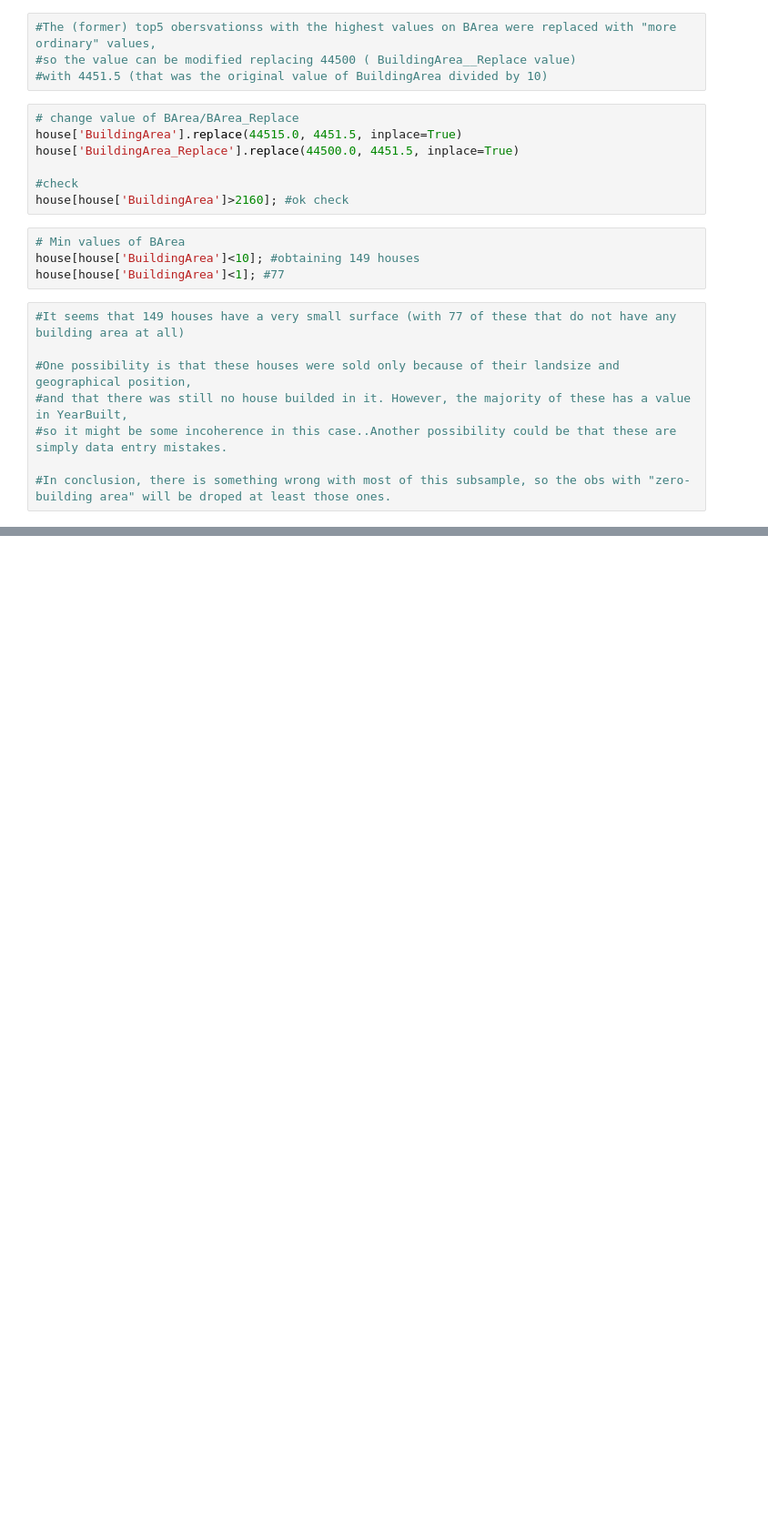
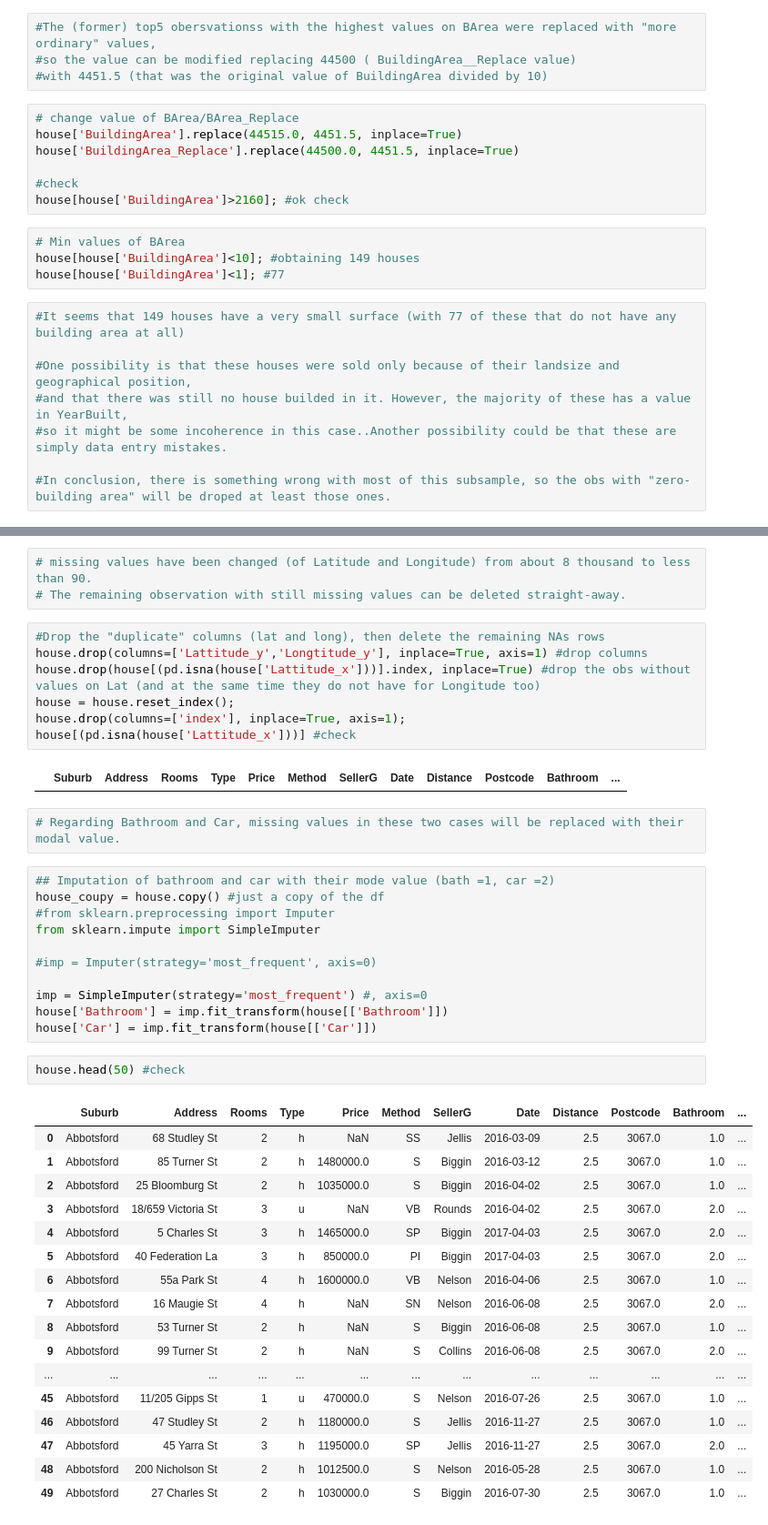
Before and after one commit to NicolaLarosa/housing_price, a Jupyter notebook: housing_price.ipynb, the cells around one changed output, grey strips where cells are left out. Shown at 91% size. Saved outputs shown, nothing was run; the diff lists cells and outputs as text; blank space fills up the shorter version.

```diff
--- a/housing_price.ipynb
+++ b/housing_price.ipynb
@@ -909,0 +1260,45 @@ house[house['BuildingArea']<1]; #77
+# %%
+# missing values have been changed (of Latitude and Longitude) from about 8 thousand to less than 90.
+# The remaining observation with still missing values can be deleted straight-away.
+# %%
+#Drop the "duplicate" columns (lat and long), then delete the remaining NAs rows
+house.drop(columns=['Lattitude_y','Longtitude_y'], inplace=True, axis=1) #drop columns
+house.drop(house[(pd.isna(house['Lattitude_x']))].index, inplace=True) #drop the obs without values on Lat (and at the same time they do not have for Longitude too)
+house = house.reset_index();
+house.drop(columns=['index'], inplace=True, axis=1);
+house[(pd.isna(house['Lattitude_x']))] #check
+# %% [output]
+|  | Suburb | Address | Rooms | Type | Price | Method | SellerG | Date | Distance | Postcode | Bathroom | ... |
+# %%
+# Regarding Bathroom and Car, missing values in these two cases will be replaced with their modal value.
+# %%
+## Imputation of bathroom and car with their mode value (bath =1, car =2)
+house_coupy = house.copy() #just a copy of the df
+#from sklearn.preprocessing import Imputer
+from sklearn.impute import SimpleImputer
+
+#imp = Imputer(strategy='most_frequent', axis=0)
+
+imp = SimpleImputer(strategy='most_frequent') #, axis=0
+house['Bathroom'] = imp.fit_transform(house[['Bathroom']])
+house['Car'] = imp.fit_transform(house[['Car']])
+# %%
+house.head(50) #check
+# %% [output]
+|  | Suburb | Address | Rooms | Type | Price | Method | SellerG | Date | Distance | Postcode | Bathroom | ... |
+| 0 | Abbotsford | 68 Studley St | 2 | h | NaN | SS | Jellis | 2016-03-09 | 2.5 | 3067.0 | 1.0 | ... |
+| 1 | Abbotsford | 85 Turner St | 2 | h | 1480000.0 | S | Biggin | 2016-03-12 | 2.5 | 3067.0 | 1.0 | ... |
+| 2 | Abbotsford | 25 Bloomburg St | 2 | h | 1035000.0 | S | Biggin | 2016-04-02 | 2.5 | 3067.0 | 1.0 | ... |
+| 3 | Abbotsford | 18/659 Victoria St | 3 | u | NaN | VB | Rounds | 2016-04-02 | 2.5 | 3067.0 | 2.0 | ... |
+| 4 | Abbotsford | 5 Charles St | 3 | h | 1465000.0 | SP | Biggin | 2017-04-03 | 2.5 | 3067.0 | 2.0 | ... |
+| 5 | Abbotsford | 40 Federation La | 3 | h | 850000.0 | PI | Biggin | 2017-04-03 | 2.5 | 3067.0 | 2.0 | ... |
+| 6 | Abbotsford | 55a Park St | 4 | h | 1600000.0 | VB | Nelson | 2016-04-06 | 2.5 | 3067.0 | 1.0 | ... |
+| 7 | Abbotsford | 16 Maugie St | 4 | h | NaN | SN | Nelson | 2016-06-08 | 2.5 | 3067.0 | 2.0 | ... |
+| 8 | Abbotsford | 53 Turner St | 2 | h | NaN | S | Biggin | 2016-06-08 | 2.5 | 3067.0 | 1.0 | ... |
+| 9 | Abbotsford | 99 Turner St | 2 | h | NaN | S | Collins | 2016-06-08 | 2.5 | 3067.0 | 2.0 | ... |
+| ... | ... | ... | ... | ... | ... | ... | ... | ... | ... | ... | ... | ... |
+| 45 | Abbotsford | 11/205 Gipps St | 1 | u | 470000.0 | S | Nelson | 2016-07-26 | 2.5 | 3067.0 | 1.0 | ... |
+| 46 | Abbotsford | 47 Studley St | 2 | h | 1180000.0 | S | Jellis | 2016-11-27 | 2.5 | 3067.0 | 1.0 | ... |
+| 47 | Abbotsford | 45 Yarra St | 3 | h | 1195000.0 | SP | Jellis | 2016-11-27 | 2.5 | 3067.0 | 2.0 | ... |
+| 48 | Abbotsford | 200 Nicholson St | 2 | h | 1012500.0 | S | Nelson | 2016-05-28 | 2.5 | 3067.0 | 1.0 | ... |
+| 49 | Abbotsford | 27 Charles St | 2 | h | 1030000.0 | S | Biggin | 2016-07-30 | 2.5 | 3067.0 | 1.0 | ... |
```
Also changed, not shown: parts of 45 cells of this notebook.
